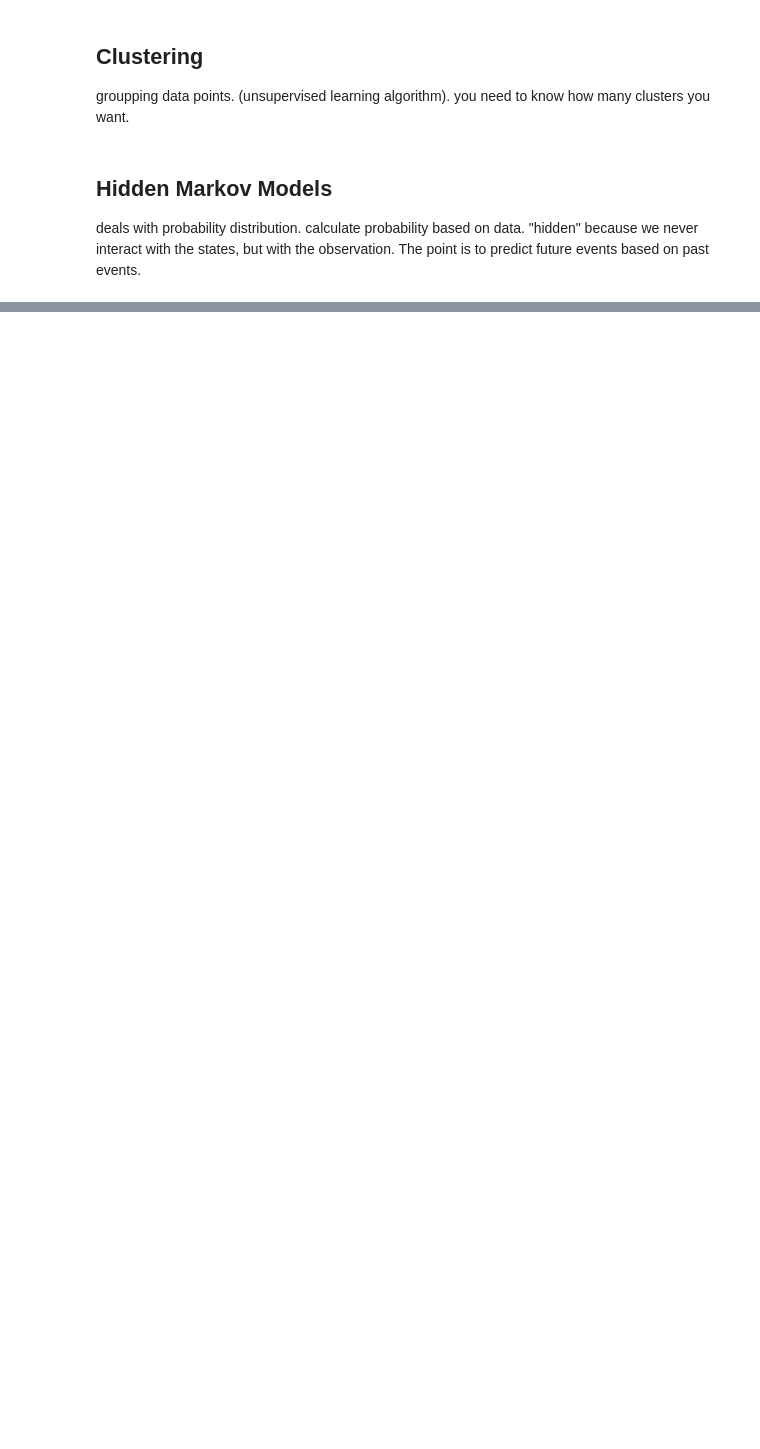
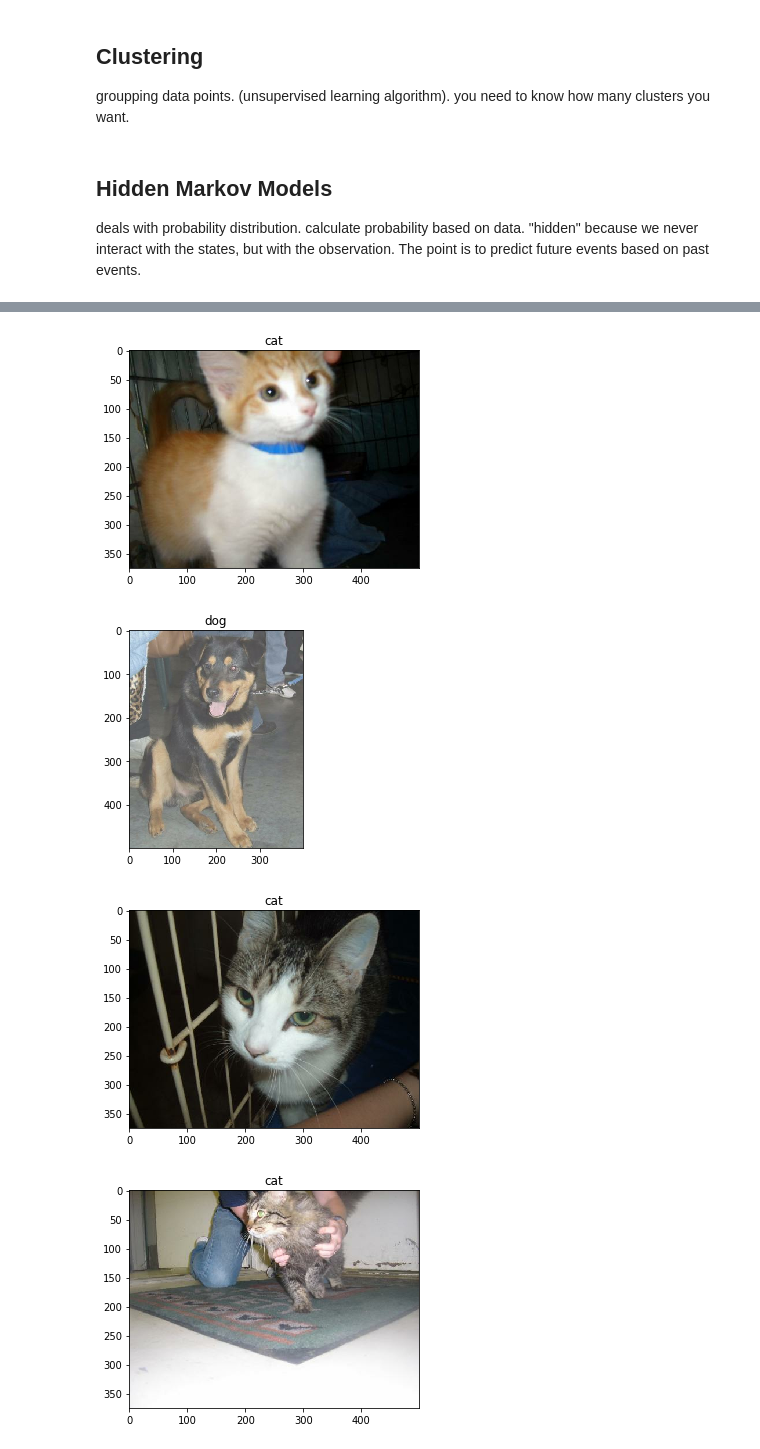
Before and after one commit to ABoghi/TensorFlowProj, a Jupyter notebook: exercise_nb.ipynb, the cells around one changed output, grey strips where cells are left out. Drawn from its saved outputs; the diff is of its cells as text; code cells hidden in the pictures; blank space fills up the shorter version.

```diff
--- a/exercise_nb.ipynb
+++ b/exercise_nb.ipynb
@@ -260,0 +389,3 @@ ValueError: monte_carlo_csiszar_f_divergence() requires a code object with 0 fre
+# %%
+mtf.use_pretrained_dataset()
+# %% [output]
@@ -260,0 +397,4 @@ ValueError: monte_carlo_csiszar_f_divergence() requires a code object with 0 fre
+[figure, added]
+[figure, added]
+[figure, added]
+[figure, added]
```
Also changed, not shown: parts of 27 cells of this notebook, 1 other file.
